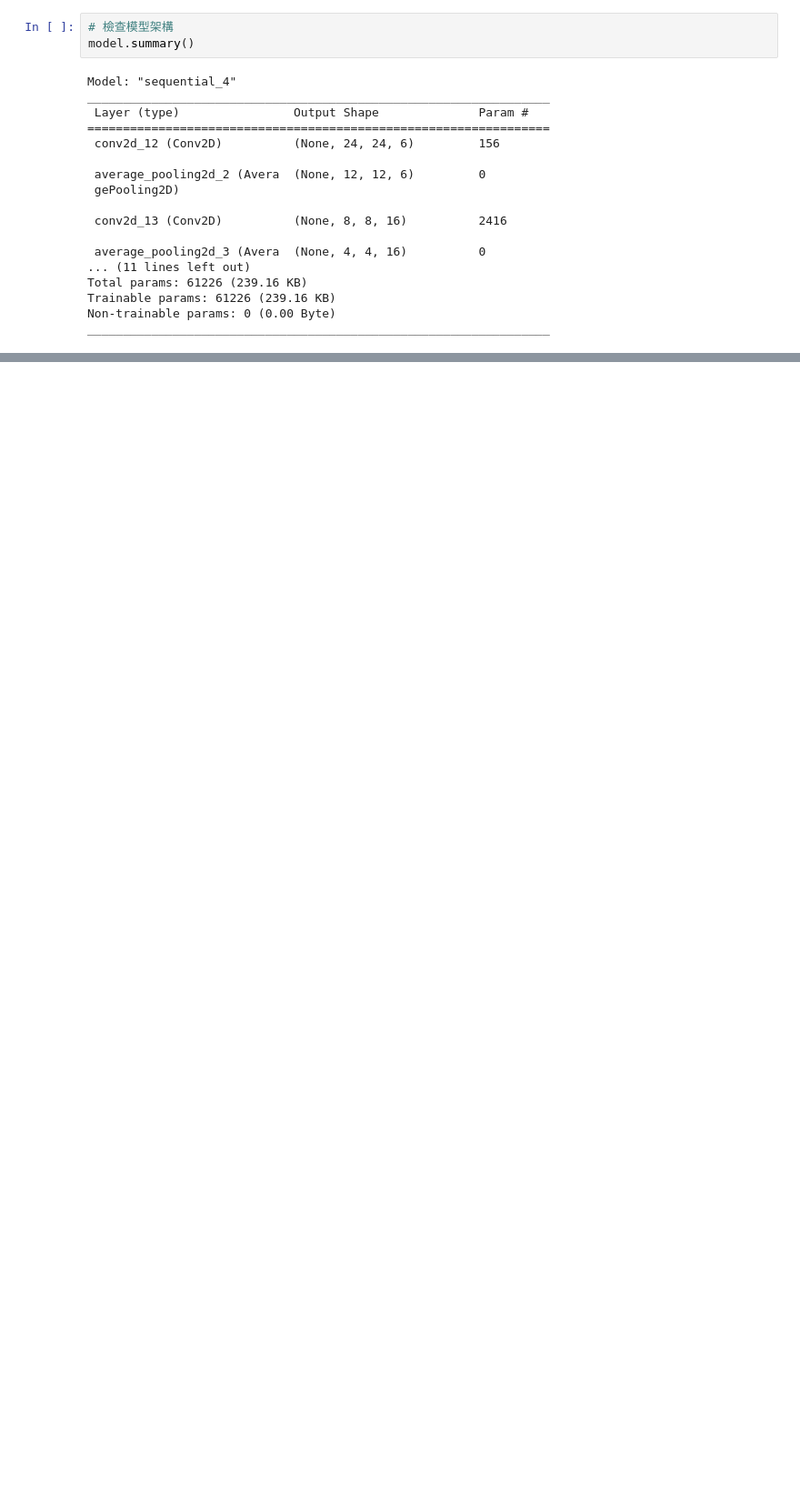
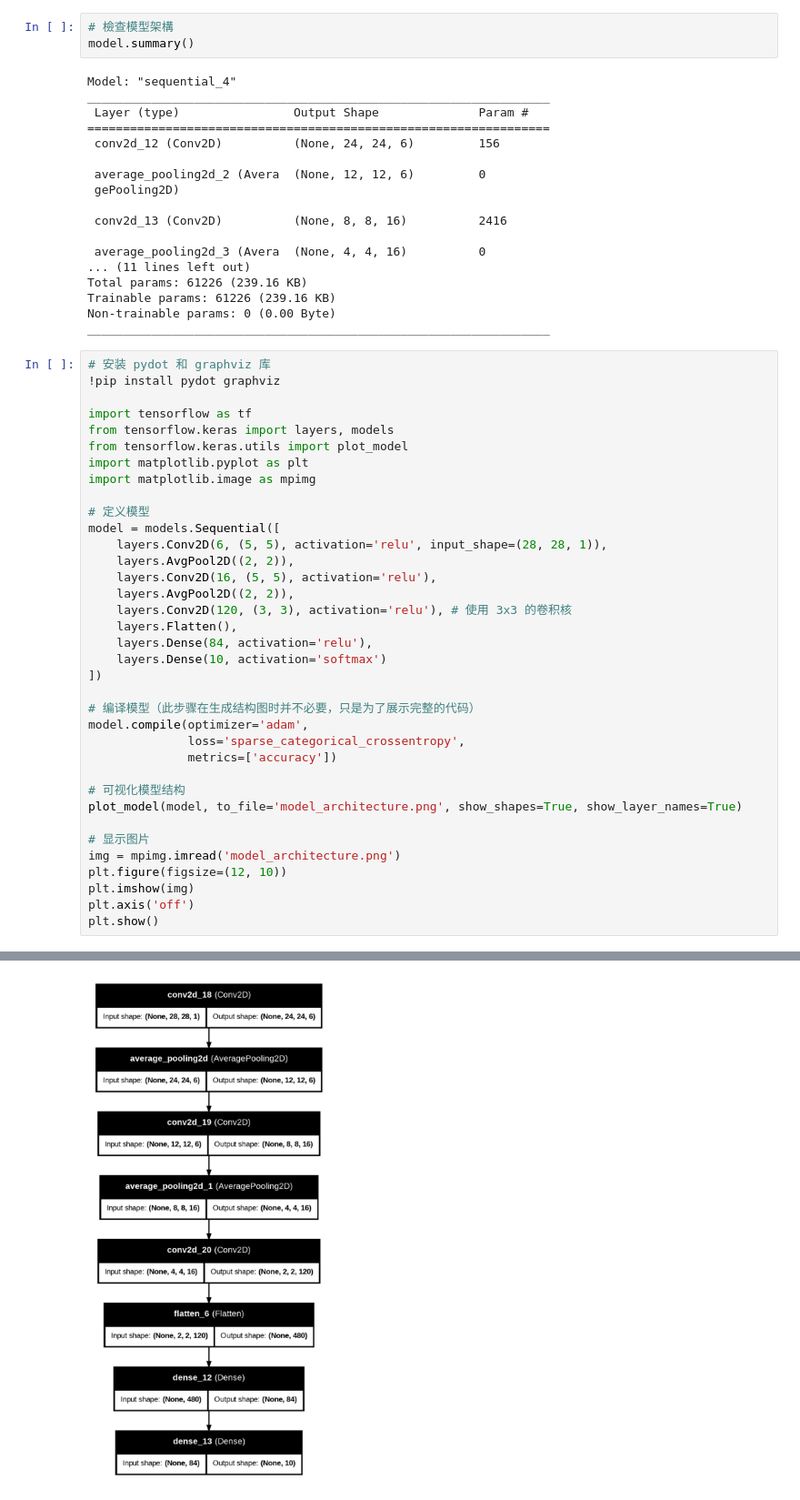
Before and after one commit to KaiaLee/CNN_practice, a Jupyter notebook: MNIST_CNN.ipynb, the cells around one changed output, grey strips where cells are left out. Shown at 91% size. Drawn from its saved outputs; the diff is of its cells as text; blank space fills up the shorter version.

```diff
--- a/MNIST_CNN.ipynb
+++ b/MNIST_CNN.ipynb
@@ -251,3 +386,40 @@ Total params: 61226 (239.16 KB)
 Trainable params: 61226 (239.16 KB)
 Non-trainable params: 0 (0.00 Byte)
 _________________________________________________________________
+# %%
+# 安装 pydot 和 graphviz 库
+!pip install pydot graphviz
+
+import tensorflow as tf
+from tensorflow.keras import layers, models
+from tensorflow.keras.utils import plot_model
+import matplotlib.pyplot as plt
+import matplotlib.image as mpimg
+
+# 定义模型
+model = models.Sequential([
+    layers.Conv2D(6, (5, 5), activation='relu', input_shape=(28, 28, 1)),
+    layers.AvgPool2D((2, 2)),
+    layers.Conv2D(16, (5, 5), activation='relu'),
+    layers.AvgPool2D((2, 2)),
+    layers.Conv2D(120, (3, 3), activation='relu'), # 使用 3x3 的卷积核
+    layers.Flatten(),
+    layers.Dense(84, activation='relu'),
+    layers.Dense(10, activation='softmax')
+])
+
+# 编译模型（此步骤在生成结构图时并不必要，只是为了展示完整的代码）
+model.compile(optimizer='adam',
+              loss='sparse_categorical_crossentropy',
+              metrics=['accuracy'])
+
+# 可视化模型结构
+plot_model(model, to_file='model_architecture.png', show_shapes=True, show_layer_names=True)
+
+# 显示图片
+img = mpimg.imread('model_architecture.png')
+plt.figure(figsize=(12, 10))
+plt.imshow(img)
+plt.axis('off')
+plt.show()
+# %% [output]
@@ -253,0 +429 @@ _________________________________________________________________
+[figure, added]
```
Also changed, not shown: parts of 16 cells of this notebook.
